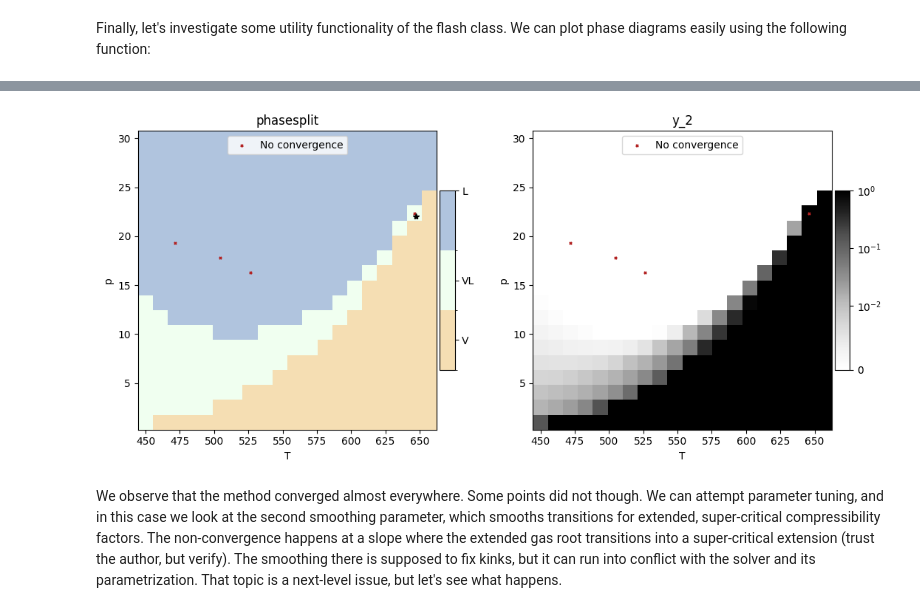
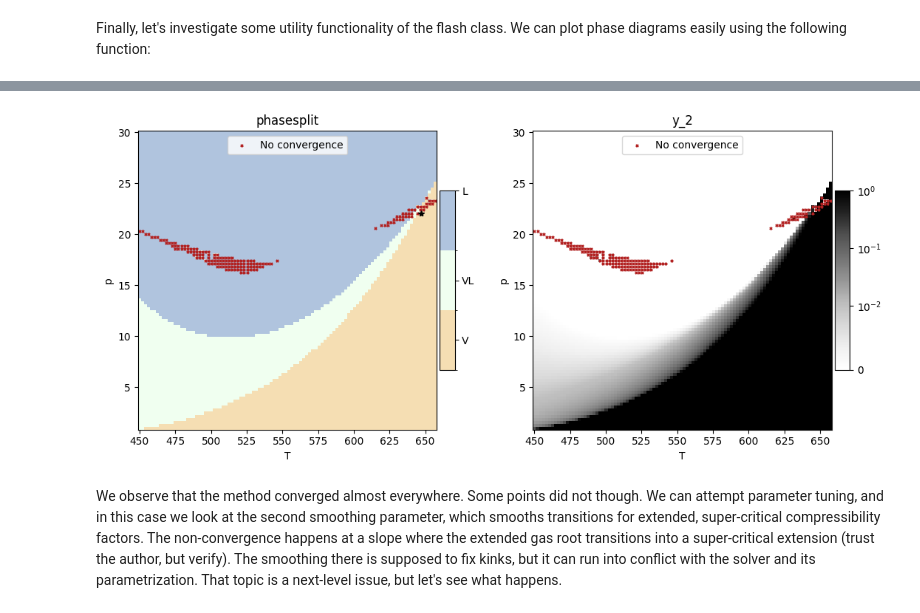
Before and after one commit to pmgbergen/porepy, a Jupyter notebook: tutorials/flash.ipynb, the cells around one changed output, grey strips where cells are left out. Drawn from its saved outputs; the diff is of its cells as text; code cells hidden in the pictures.

```diff
--- a/tutorials/flash.ipynb
+++ b/tutorials/flash.ipynb
@@ -446,7 +449,7 @@ We can plot phase diagrams easily using the following function:
 import matplotlib.colors as mpc
 
 N = 100
-N = 20
+# N = 20
 p = np.linspace(1e6, 30e6, N)
 T = np.linspace(450.0, h2o.critical_temperature + 10.0, N)
 z = [0.99, 0.01]
@@ -505,4 +508,4 @@ Max iter / stationary / Diverged: 0 / 4 / 0
-[figure, old version]
+[figure, new version]
 # %% [markdown]
 We observe that the method converged almost everywhere. Some points did not though.
 We can attempt parameter tuning, and in this case we look at the second smoothing parameter, which smooths transitions for extended, super-critical compressibility factors.
```
Also changed, not shown: parts of 9 cells of this notebook, 4 other files.
